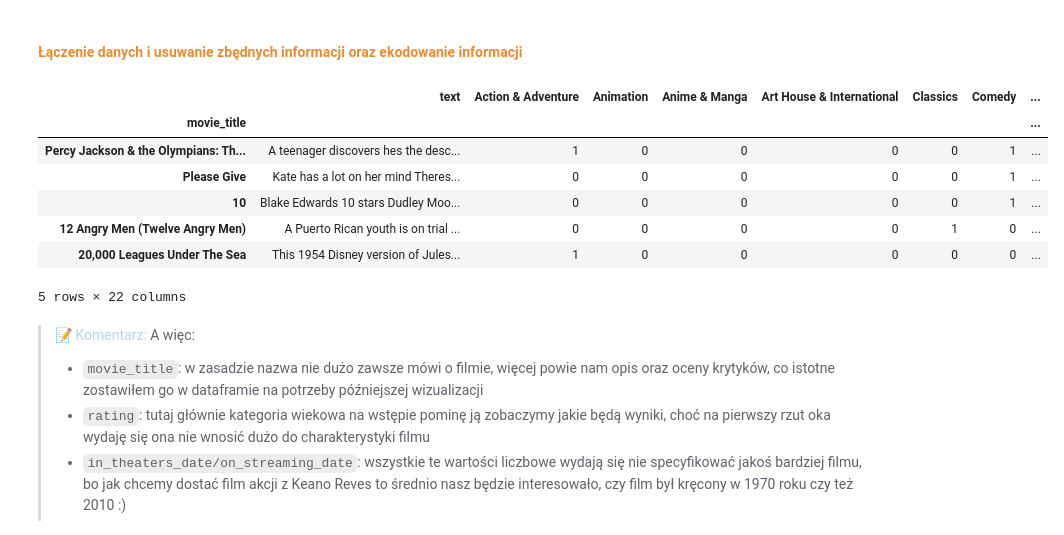
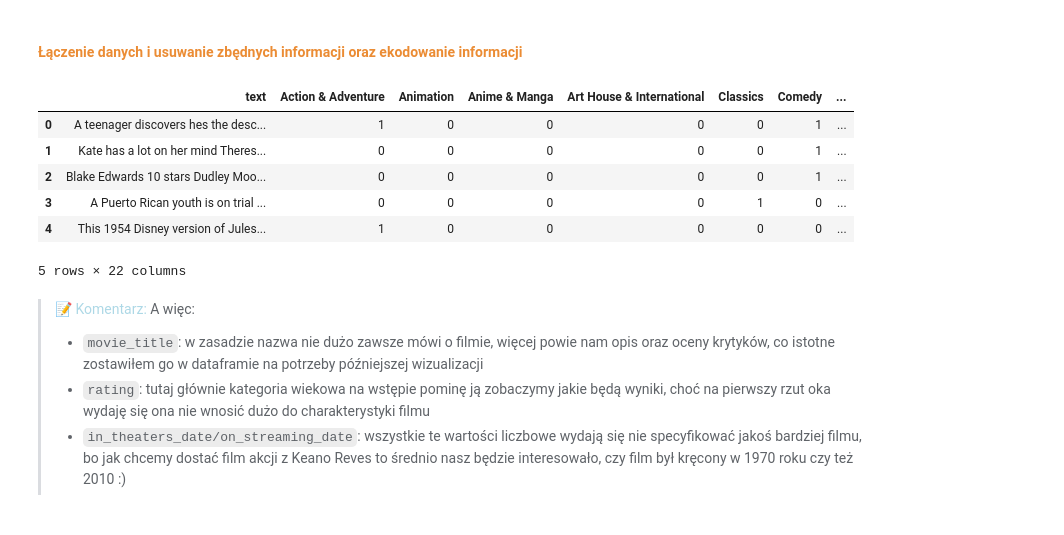
Before and after one commit to JHeczko/dataScience_kurs, a Jupyter notebook: Clusterization/Advanced/clusterization_advanced.ipynb, the cells around one changed output. Drawn from its saved outputs; the diff is of its cells as text; code cells hidden in the pictures.

```diff
--- a/Clusterization/Advanced/clusterization_advanced.ipynb
+++ b/Clusterization/Advanced/clusterization_advanced.ipynb
@@ -110,42 +118,41 @@ def remove_punctuation(text):
 # %%
 # deleting not important data
 df = data.copy()
-df.index = df['movie_title']
 df.drop(['movie_title'],axis=1,inplace=True)
 df.drop(['rating'], axis=1, inplace=True)
 df.drop(['in_theaters_date'], axis=1, inplace=True)
 df.drop(['on_streaming_date'], axis=1, inplace=True)
 df.drop(['runtime_in_minutes'], axis=1, inplace=True)
 df.drop(['tomatometer_status', 'tomatometer_count', 'tomatometer_rating', 'audience_rating', 'audience_count'], axis=1, inplace=True)
 
 # mashup a text feature
 text_features = ['movie_info', 'critics_consensus', 'directors', 'writers', 'cast', 'studio_name']
 df[text_features] = df[text_features].fillna('')
 df['text'] = df.movie_info + ' ' + df.critics_consensus + ' ' + df.directors + ' ' + df.writers + ' ' + df.cast + ' ' + df.studio_name
 df.drop(text_features, axis=1, inplace=True)
 df['text'] = df['text'].apply(remove_punctuation)
+df['text'] = df['text'].apply(lambda x: unicodedata.normalize('NFKC', x))
 
 # encoding genre
 df['genre'] = df['genre'].fillna('No-Category')
 df['genre'] = df['genre'].map(lambda x: str(x).split(', '))
 encoder = MultiLabelBinarizer()
 encoder.fit(df.genre.values)
 
 categories = encoder.transform(df.genre)
 categories_df = pd.DataFrame(categories, columns=encoder.classes_, index=df.index)
 categories_df.drop('No-Category', axis=1, inplace=True)
 
 df = pd.concat([df, categories_df], axis=1)
 df.drop('genre', axis=1, inplace=True)
 df.head(5)
 # %% [output]
 |  | text | Action & Adventure | Animation | Anime & Manga | Art House & International | Classics | Comedy | ... |
-| movie_title |  |  |  |  |  |  |  | ... |
-| Percy Jackson & the Olympians: Th... | A teenager discovers hes the desc... | 1 | 0 | 0 | 0 | 0 | 1 | ... |
-| Please Give | Kate has a lot on her mind Theres... | 0 | 0 | 0 | 0 | 0 | 1 | ... |
-| 10 | Blake Edwards 10 stars Dudley Moo... | 0 | 0 | 0 | 0 | 0 | 1 | ... |
-| 12 Angry Men (Twelve Angry Men) | A Puerto Rican youth is on trial ... | 0 | 0 | 0 | 0 | 1 | 0 | ... |
-| 20,000 Leagues Under The Sea | This 1954 Disney version of Jules... | 1 | 0 | 0 | 0 | 0 | 0 | ... |
+| 0 | A teenager discovers hes the desc... | 1 | 0 | 0 | 0 | 0 | 1 | ... |
+| 1 | Kate has a lot on her mind Theres... | 0 | 0 | 0 | 0 | 0 | 1 | ... |
+| 2 | Blake Edwards 10 stars Dudley Moo... | 0 | 0 | 0 | 0 | 0 | 1 | ... |
+| 3 | A Puerto Rican youth is on trial ... | 0 | 0 | 0 | 0 | 1 | 0 | ... |
+| 4 | This 1954 Disney version of Jules... | 1 | 0 | 0 | 0 | 0 | 0 | ... |
 5 rows × 22 columns
 # %% [markdown]
 > 📝 <span style="color:lightblue">Komentarz:</span> A więc:
```
Also changed, not shown: parts of 14 cells of this notebook.
